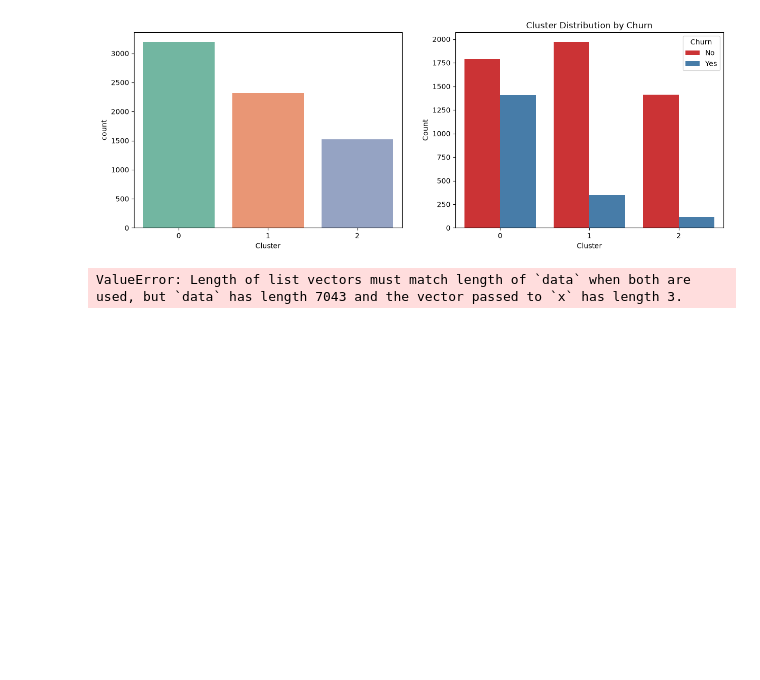
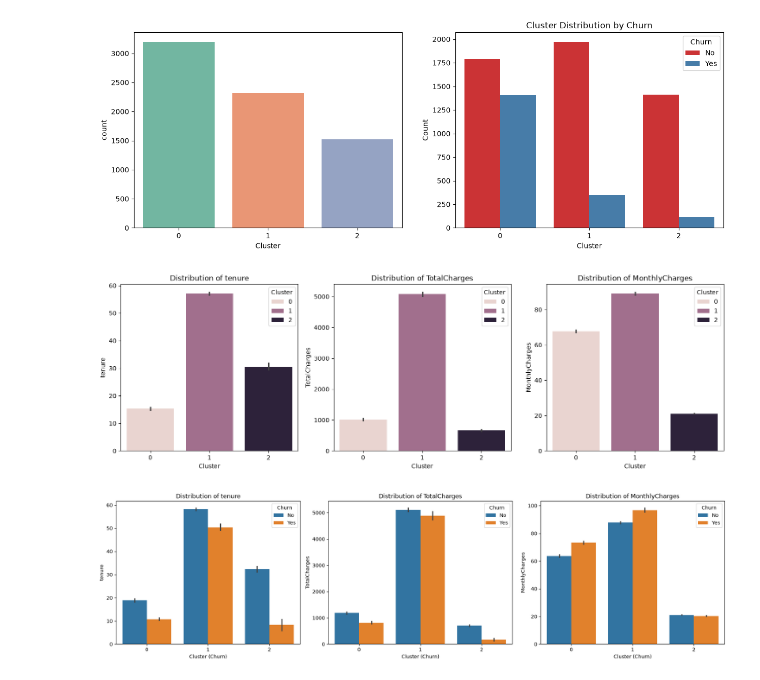
Before and after one commit to reda-guemry/telco-customer-segmentation-churn, a Jupyter notebook: notebooks/data_processing.ipynb, the cells around one changed output. Cells and saved outputs as stored; diff of their text form; code cells hidden in the pictures; blank space fills up the shorter version.

```diff
--- a/notebooks/data_processing.ipynb
+++ b/notebooks/data_processing.ipynb
@@ -346,7 +340,22 @@ Passing `palette` without assigning `hue` is deprecated and will be removed in v
   sns.countplot(data=df, x='Cluster' ,ax=axes[0] , palette='Set2' )
 Text(0, 0.5, 'Count')
 [figure]
-# %%
-sns.countplot(data=df, x=['tenure', 'MonthlyCharges', 'TotalCharges'], hue='Cluster', palette='Set2')
-# %% [output]
-ValueError: Length of list vectors must match length of `data` when both are used, but `data` has length 7043 and the vector passed to `x` has length 3.
+# %%
+fig, axes = plt.subplots(1, 3, figsize=(18, 5))
+for ax, col in zip(axes, ['tenure' , 'TotalCharges' , 'MonthlyCharges']):
+    sns.barplot(data=df, x='Cluster' , hue='Cluster' , y=col  , ax=ax )
+    ax.set_title(f'Distribution of {col}')
+    ax.set_xlabel('Cluster')
+
+fig, axes = plt.subplots(1, 3, figsize=(18, 5))
+for ax, col in zip(axes, ['tenure' , 'TotalCharges' , 'MonthlyCharges']):
+    sns.barplot(data=df, x='Cluster' , hue='Churn' , y=col  , ax=ax )
+    ax.set_title(f'Distribution of {col}')
+    ax.set_xlabel('Cluster (Churn)')
+
+
+
+plt.tight_layout()
+# %% [output]
+[figure, added]
+[figure, added]
```
Also changed, not shown: parts of 5 cells of this notebook.
